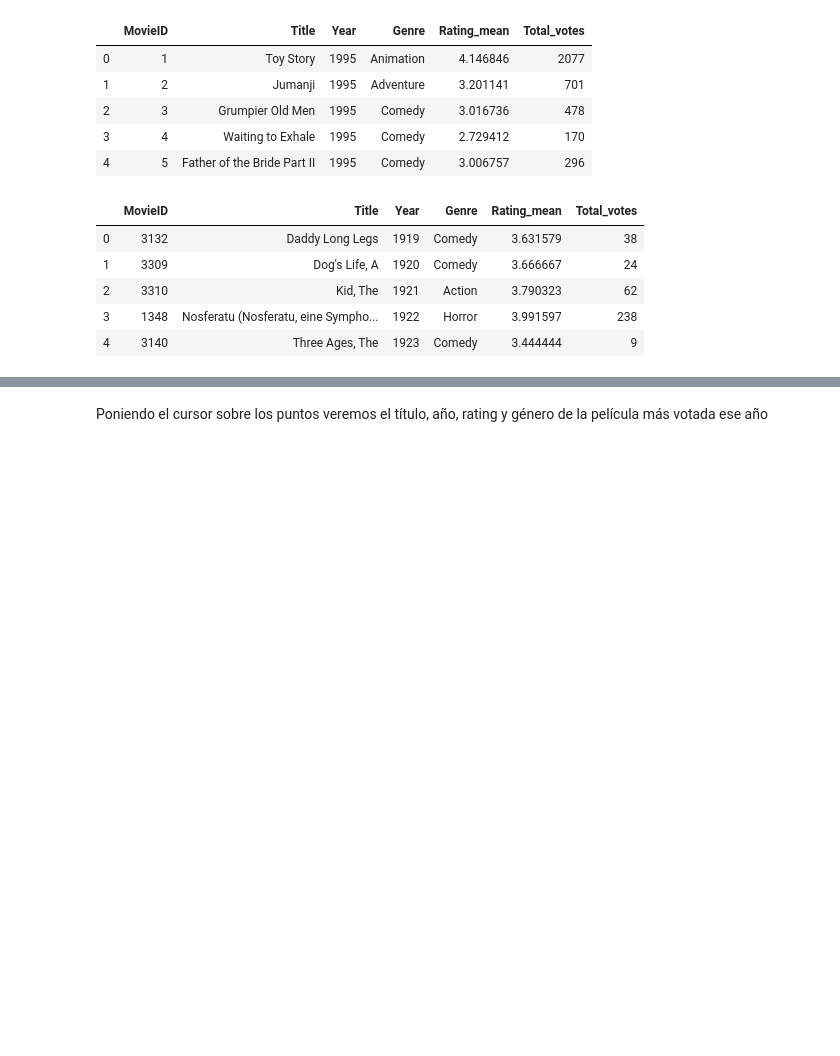
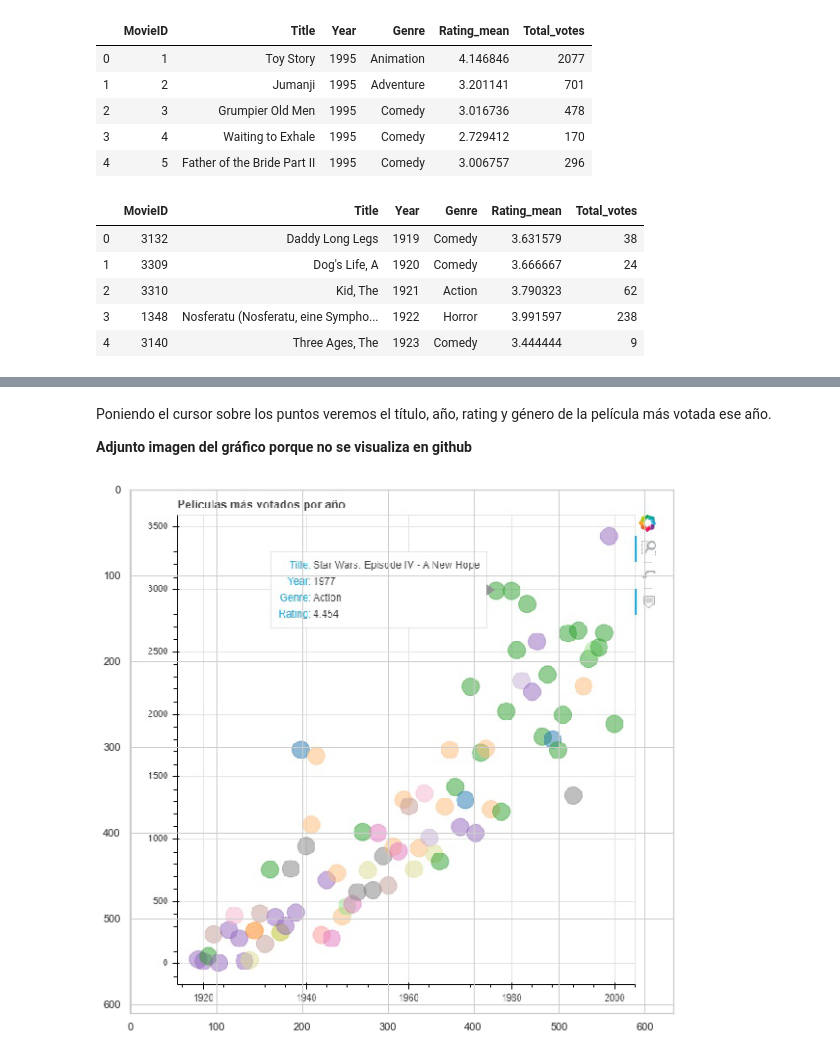
Before and after one commit to fgilma/Visualitzacio-grafica-de-Multiples-variables, a Jupyter notebook: Tasca 6A.ipynb, the cells around one changed output, grey strips where cells are left out. Saved outputs shown, nothing was run; the diff lists cells and outputs as text; code cells hidden in the pictures; blank space fills up the shorter version.

```diff
--- a/Tasca 6A.ipynb
+++ b/Tasca 6A.ipynb
@@ -818,4 +818,14 @@ show(p)
 [interactive output not drawn]
 [interactive output not drawn]
 # %% [markdown]
-Poniendo el cursor sobre los puntos veremos el título, año, rating y género de la película más votada ese año
+Poniendo el cursor sobre los puntos veremos el título, año, rating y género de la película más votada ese año.
+
+**Adjunto imagen del gráfico porque no se visualiza en github**
+# %%
+from PIL import Image
+plt.figure(figsize=(15,10))
+pil_im = Image.open('bokeh.jpg', 'r')
+plt.imshow(pil_im)
+plt.show()
+# %% [output]
+[figure, added]
```
